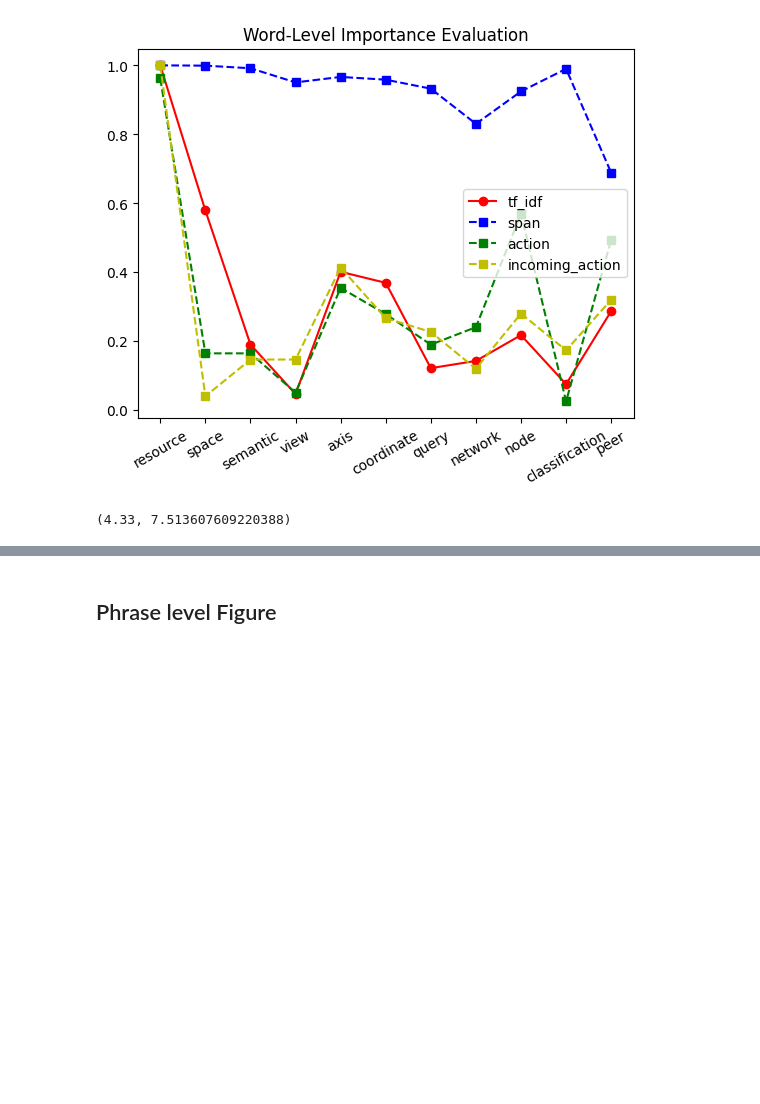
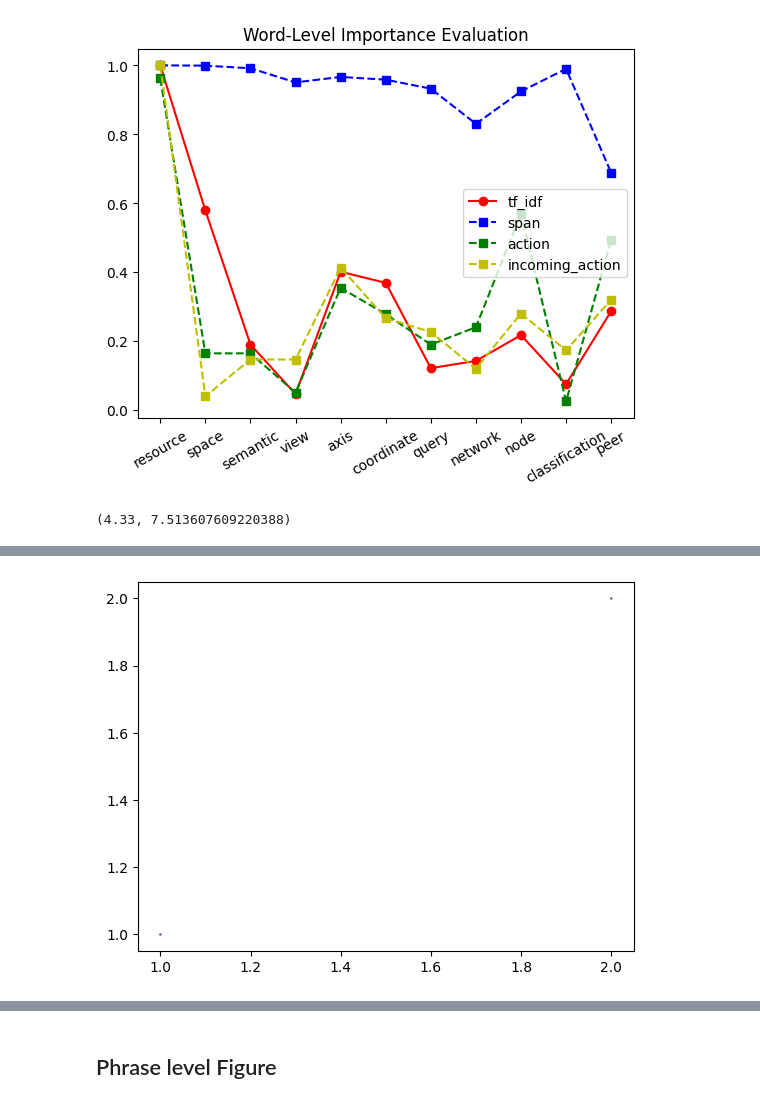
Before and after one commit to gajanlee/syllabus, a Jupyter notebook: wsln_min/summarization/figure.ipynb, the cells around one changed output, grey strips where cells are left out. Cells and saved outputs as stored; diff of their text form; code cells hidden in the pictures; blank space fills up the shorter version.

```diff
--- a/wsln_min/summarization/figure.ipynb
+++ b/wsln_min/summarization/figure.ipynb
@@ -146,0 +181,9 @@ get_idf_value('finer'), Default_IDF_Value
+# %%
+fig, ax = plt.subplots()
+ax.scatter([1, 2], [1, 2], c=[1, 1], s=[1, 1], alpha=0.5)
+
+ax.xaxis
+
+plt.show()
+# %% [output]
+[figure, added]
```
Also changed, not shown: parts of 16 cells of this notebook, 13 other files.
